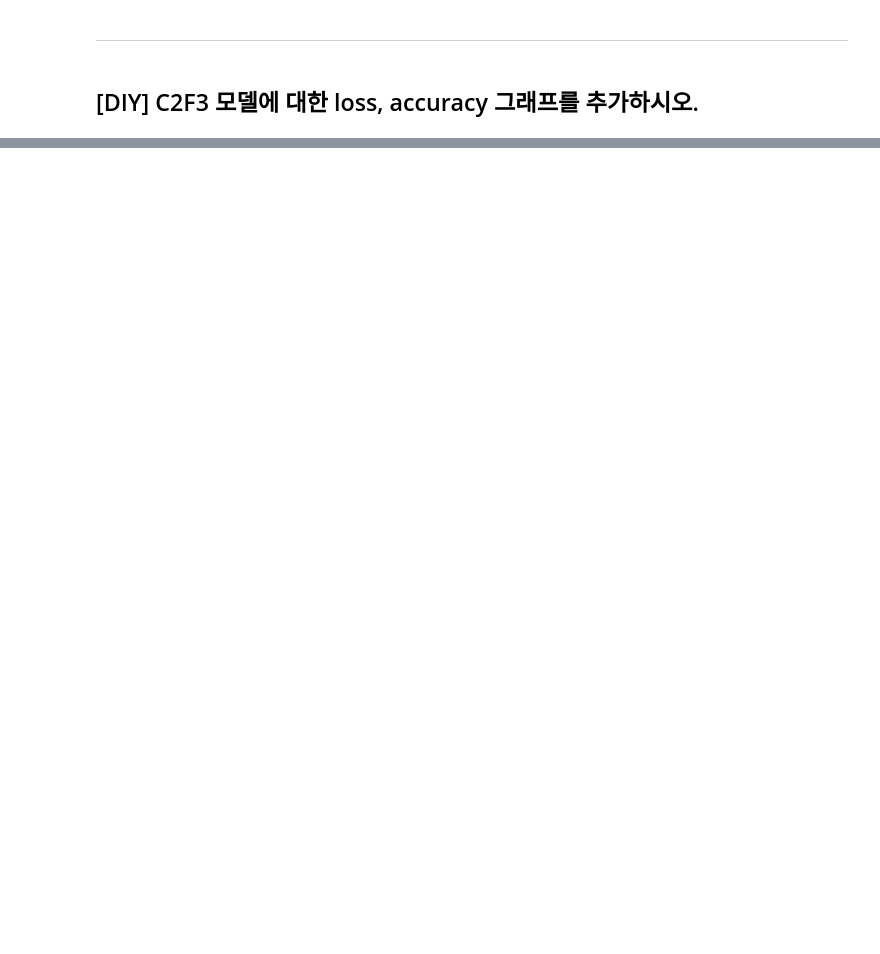
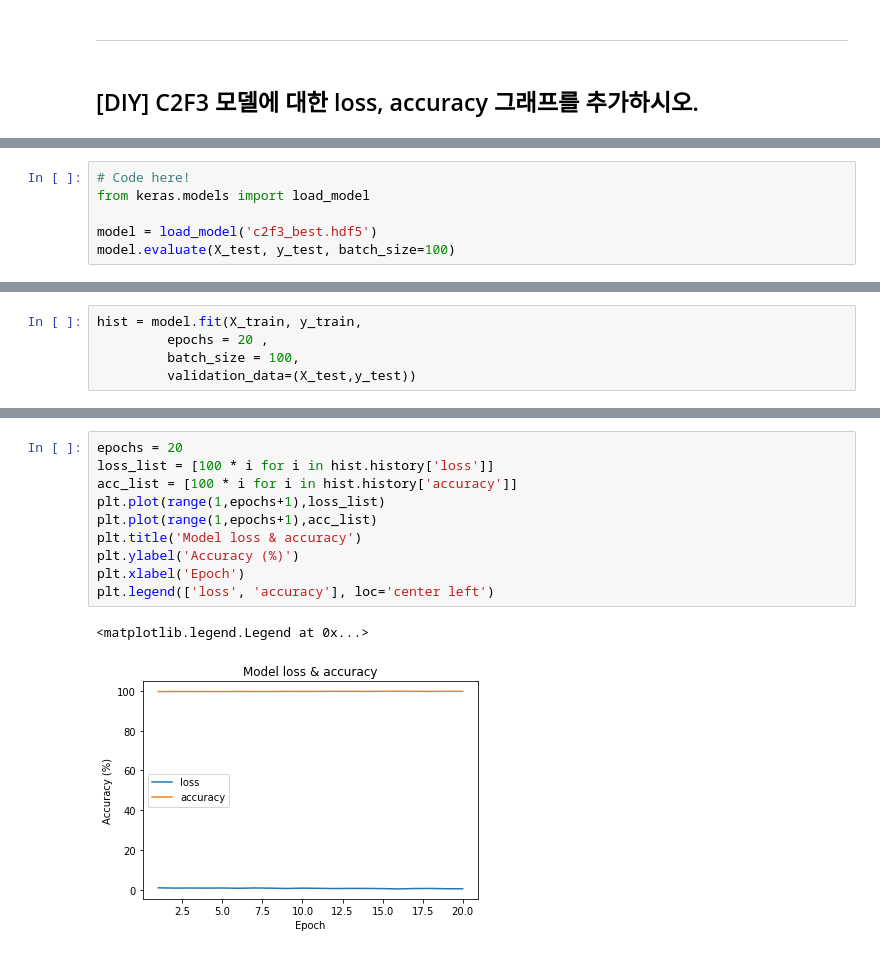
Before and after one commit to pdm03/pdm03, a Jupyter notebook: py-tensorflow/DL2-CNN/dl2_01_mnist_CNN_start.ipynb, the cells around one changed output, grey strips where cells are left out. Saved outputs shown, nothing was run; the diff lists cells and outputs as text; blank space fills up the shorter version.

```diff
--- a/py-tensorflow/DL2-CNN/dl2_01_mnist_CNN_start.ipynb
+++ b/py-tensorflow/DL2-CNN/dl2_01_mnist_CNN_start.ipynb
@@ -498,0 +503,6 @@ NameError: ignored
+# %%
+# Code here!
+from keras.models import load_model
+
+model = load_model('c2f3_best.hdf5')
+model.evaluate(X_test, y_test, batch_size=100)
@@ -498,0 +512,5 @@ NameError: ignored
+# %%
+hist = model.fit(X_train, y_train,
+         epochs = 20 ,
+         batch_size = 100,
+         validation_data=(X_test,y_test))
@@ -498,0 +535,13 @@ NameError: ignored
+# %%
+epochs = 20
+loss_list = [100 * i for i in hist.history['loss']]
+acc_list = [100 * i for i in hist.history['accuracy']]
+plt.plot(range(1,epochs+1),loss_list)
+plt.plot(range(1,epochs+1),acc_list)
+plt.title('Model loss & accuracy')
+plt.ylabel('Accuracy (%)')
+plt.xlabel('Epoch')
+plt.legend(['loss', 'accuracy'], loc='center left')
+# %% [output]
+<matplotlib.legend.Legend at 0x...>
+[figure, added]
```
Also changed, not shown: parts of 27 cells of this notebook.
